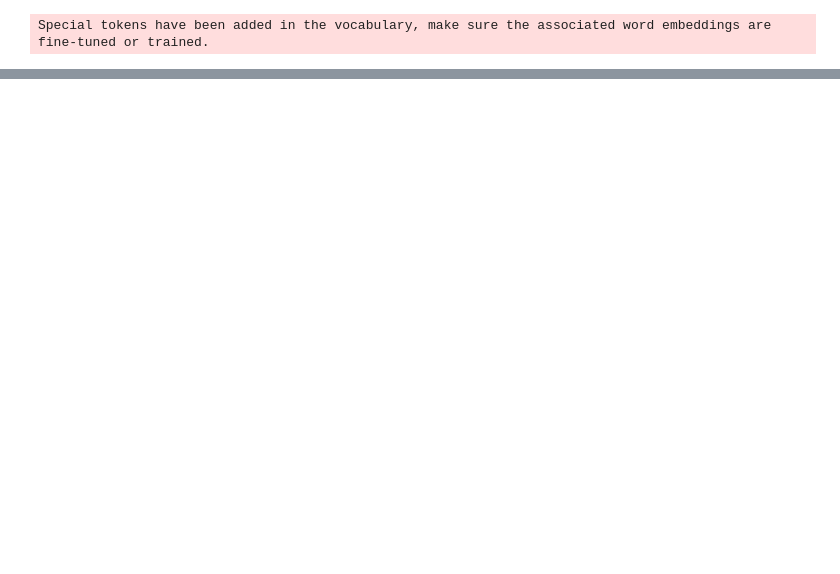
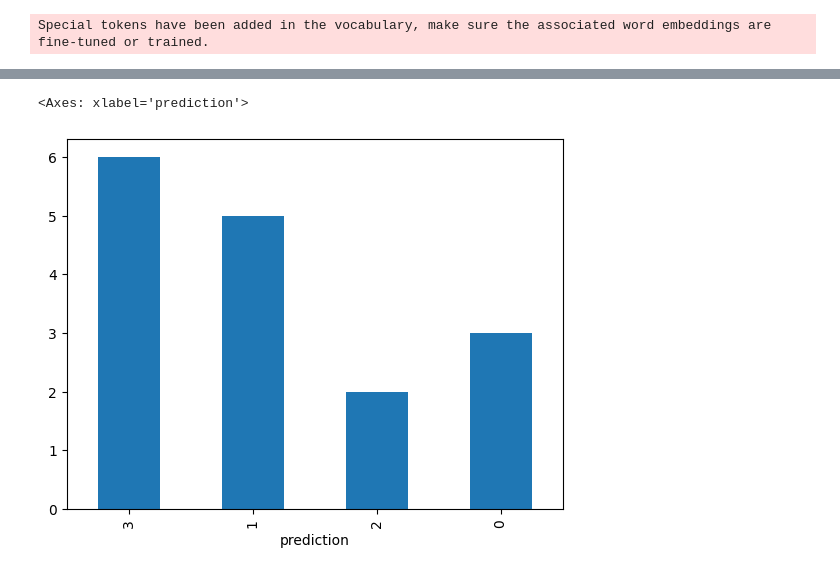
Before and after one commit to matt-suncy/1L-Sparse-Autoencoder, a Jupyter notebook: feature_steering.ipynb, the cells around one changed output, grey strips where cells are left out. Saved outputs shown, nothing was run; the diff lists cells and outputs as text; code cells hidden in the pictures; blank space fills up the shorter version.

```diff
--- a/feature_steering.ipynb
+++ b/feature_steering.ipynb
@@ -297,14 +304,14 @@ bert_judge = transformers.pipeline(model='ActivationAI/distilbert-base-uncased-f
 print(prompts)
 
 # Because of the variance that comes with generations, we gotta run many iterations for each feature for EACH coefficient value.
-n_samples = 150
+n_samples = 16
 # layer 2 - anger: 11085, 19854, 21027, 14918, 252, 21165, 4707, 1550, 5526, 18357
 # layer 2 - love: 3203
 # layer 2 - sadness: 11683, 14915, 17722, 11568, 4350, 2442, 10636
-feature_id = 10636
+feature_id = 22134
 steering_vector = sae.W_dec[feature_id]
 steer_type = 'steer'
-coeff = 10
+coeff = 15
 sampling_kwargs = dict(temperature=0.5, top_p=0.1, freq_penalty=1.0)
 
 steering_on = True
@@ -481,7 +488,7 @@ emotions = ", ".join(emotion_labels)
 print(emotions)
 # judge_prompt = f'For the following text: {example_response}, which of the following emotions: {emotions}, does John feel?'
 # judge_prompt = f'For the following text: \"{steered_example[0]}\", what does John feel?'
-judge_prompt = f'Given the following text: \"{steered_example[0]}\", what does John feel? John feels'
+# judge_prompt = f'Given the following text: \"{steered_example[0]}\", what does John feel? John feels'
 print(steered_example[0])
 # %% [output]
 sadness, joy, love, anger, fear, surprise
@@ -495,6 +502,7 @@ pipeline = transformers.pipeline(
     model=model_id,
     model_kwargs={"torch_dtype": torch.bfloat16},
     device=device,
+    return_full_text=False,
 )
 # %% [output]
 Special tokens have been added in the vocabulary, make sure the associated word embeddings are fine-tuned or trained.
@@ -532,0 +632,5 @@ anger
+# %%
+annotation_df['prediction'].value_counts(sort=False).plot(kind='bar')
+# %% [output]
+<Axes: xlabel='prediction'>
+[figure, added]
```
Also changed, not shown: parts of 14 cells of this notebook, 1 other file.
